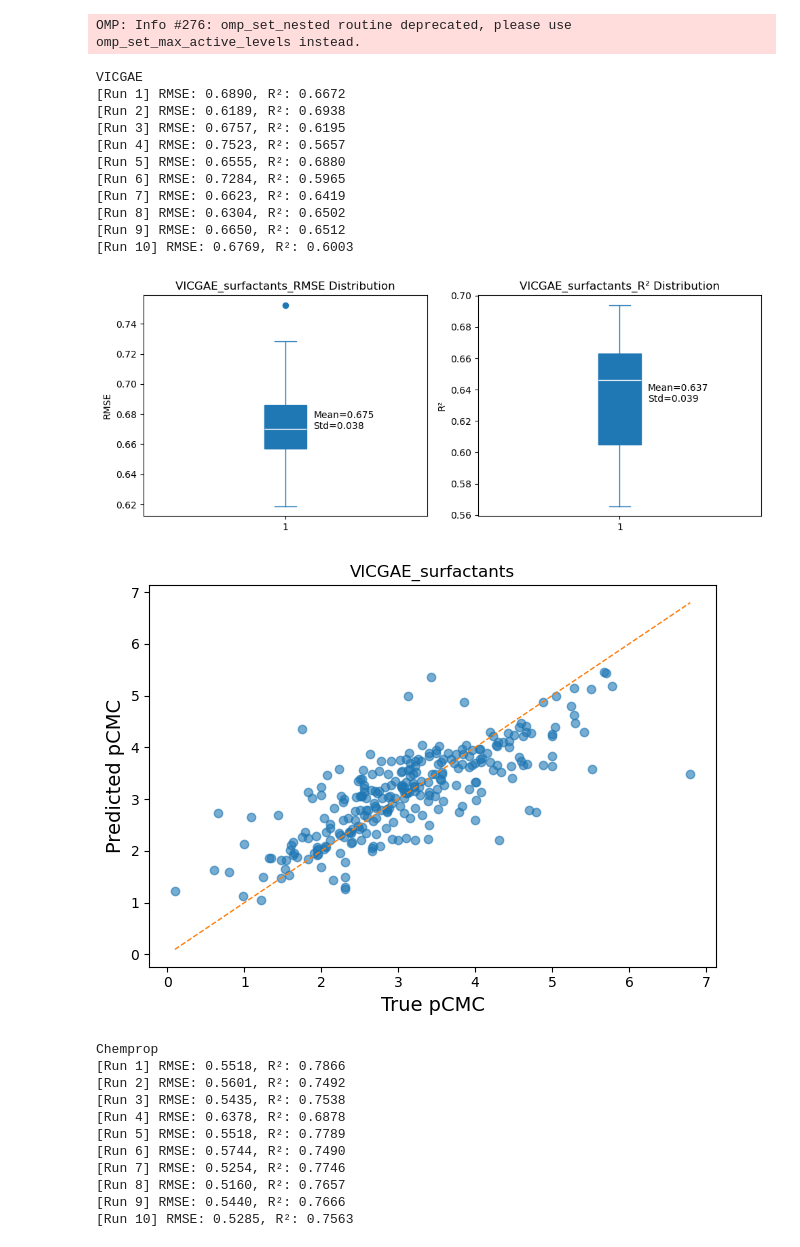
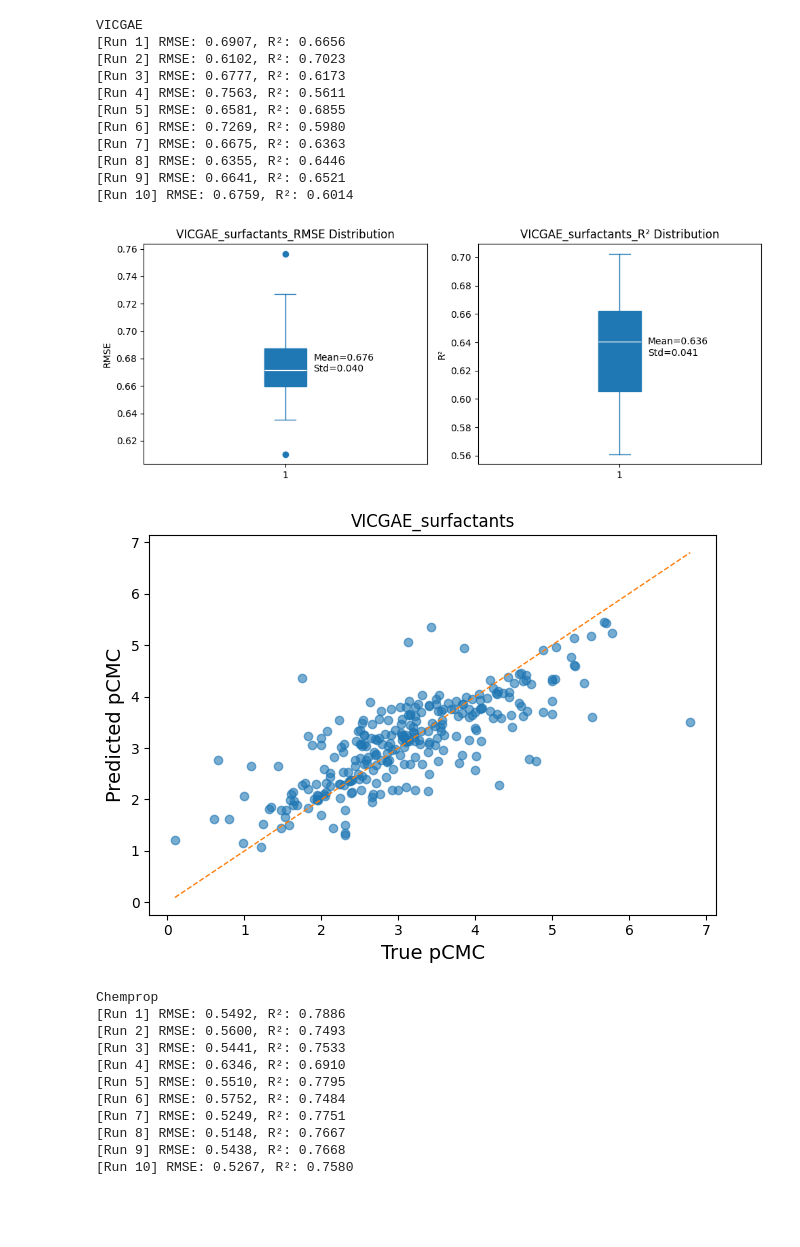
Before and after one commit to mfbliposome/AmphiFoundation, a Jupyter notebook: code/notebooks/Model_comparison1.ipynb, the cells around one changed output. Saved outputs shown, nothing was run; the diff lists cells and outputs as text; code cells hidden in the pictures; blank space fills up the shorter version.

```diff
--- a/code/notebooks/Model_comparison1.ipynb
+++ b/code/notebooks/Model_comparison1.ipynb
@@ -47,8 +48,8 @@ results_dict1 = {}
 
 for df, model in zip(dfs, model_type):
     print(model)
-    results_df = evaluate_model_performance_regression(df, data_type='surfactants', model_type=model)
+    results_df = evaluate_model_performance_regression_no_normalization(df, data_type='surfactants', model_type=model)
     results_dict1[model] = results_df
-    visualize_latent_space(df, data_type='surfactants', model_type=model)
+    # visualize_latent_space(df, data_type='surfactants', model_type=model)
 # %% [output]
 Baseline
@@ -67,25 +68,24 @@ Baseline
-OMP: Info #276: omp_set_nested routine deprecated, please use omp_set_max_active_levels instead.
+VICGAE
+[Run 1] RMSE: 0.6907, R²: 0.6656
+[Run 2] RMSE: 0.6102, R²: 0.7023
+[Run 3] RMSE: 0.6777, R²: 0.6173
+[Run 4] RMSE: 0.7563, R²: 0.5611
+[Run 5] RMSE: 0.6581, R²: 0.6855
+[Run 6] RMSE: 0.7269, R²: 0.5980
+[Run 7] RMSE: 0.6675, R²: 0.6363
+[Run 8] RMSE: 0.6355, R²: 0.6446
+[Run 9] RMSE: 0.6641, R²: 0.6521
+[Run 10] RMSE: 0.6759, R²: 0.6014
-VICGAE
-[Run 1] RMSE: 0.6890, R²: 0.6672
-[Run 2] RMSE: 0.6189, R²: 0.6938
-[Run 3] RMSE: 0.6757, R²: 0.6195
-[Run 4] RMSE: 0.7523, R²: 0.5657
-[Run 5] RMSE: 0.6555, R²: 0.6880
-[Run 6] RMSE: 0.7284, R²: 0.5965
-[Run 7] RMSE: 0.6623, R²: 0.6419
-[Run 8] RMSE: 0.6304, R²: 0.6502
-[Run 9] RMSE: 0.6650, R²: 0.6512
-[Run 10] RMSE: 0.6769, R²: 0.6003
-[figure, old version]
+[figure, new version]
-[figure, old version]
+[figure, new version]
-Chemprop
-[Run 1] RMSE: 0.5518, R²: 0.7866
-[Run 2] RMSE: 0.5601, R²: 0.7492
-[Run 3] RMSE: 0.5435, R²: 0.7538
-[Run 4] RMSE: 0.6378, R²: 0.6878
-[Run 5] RMSE: 0.5518, R²: 0.7789
-[Run 6] RMSE: 0.5744, R²: 0.7490
-[Run 7] RMSE: 0.5254, R²: 0.7746
-[Run 8] RMSE: 0.5160, R²: 0.7657
-[Run 9] RMSE: 0.5440, R²: 0.7666
-[Run 10] RMSE: 0.5285, R²: 0.7563
+Chemprop
+[Run 1] RMSE: 0.5492, R²: 0.7886
+[Run 2] RMSE: 0.5600, R²: 0.7493
+[Run 3] RMSE: 0.5441, R²: 0.7533
+[Run 4] RMSE: 0.6346, R²: 0.6910
+[Run 5] RMSE: 0.5510, R²: 0.7795
+[Run 6] RMSE: 0.5752, R²: 0.7484
+[Run 7] RMSE: 0.5249, R²: 0.7751
+[Run 8] RMSE: 0.5148, R²: 0.7667
+[Run 9] RMSE: 0.5438, R²: 0.7668
+[Run 10] RMSE: 0.5267, R²: 0.7580
```
Also changed, not shown: parts of 20 cells of this notebook, 13 other files.
